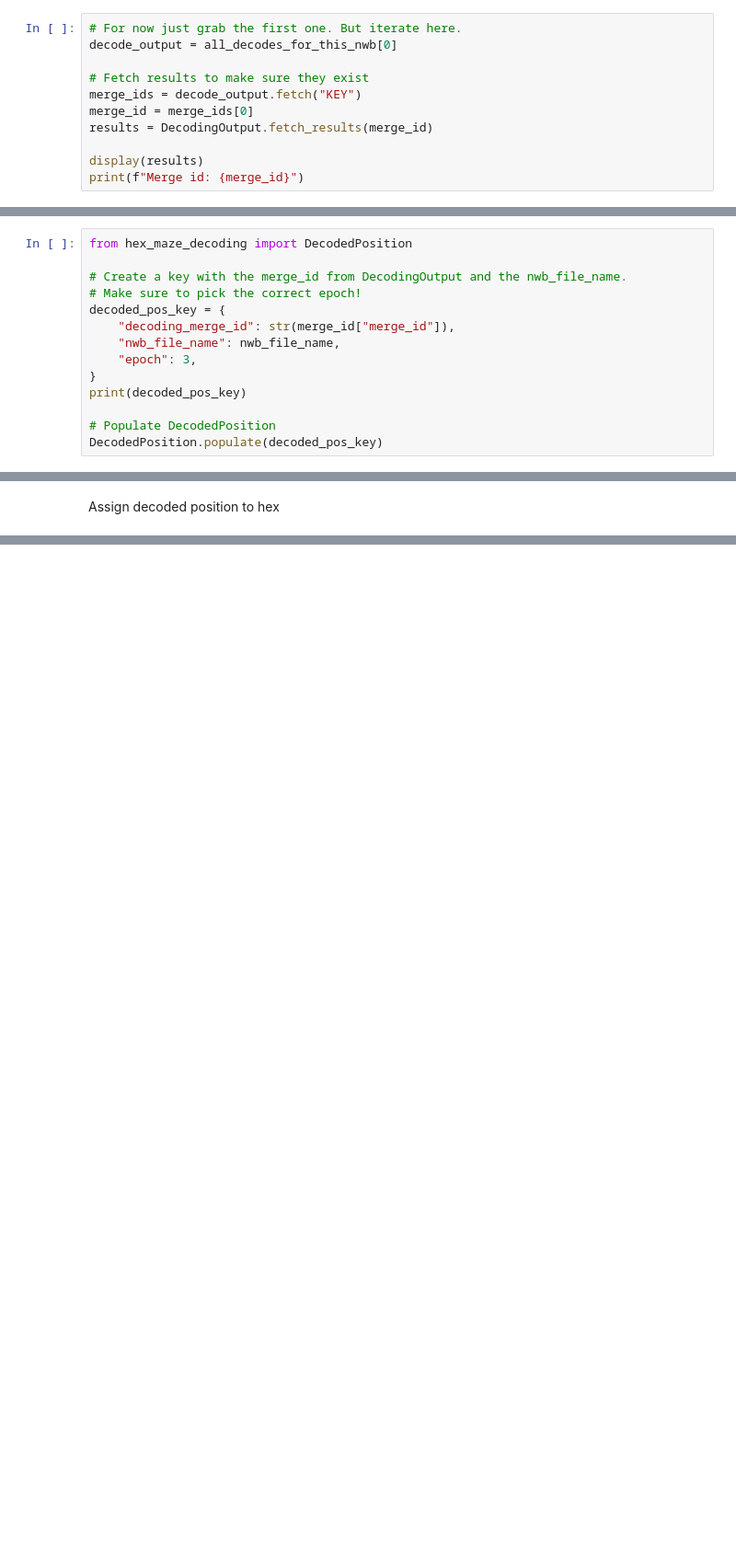
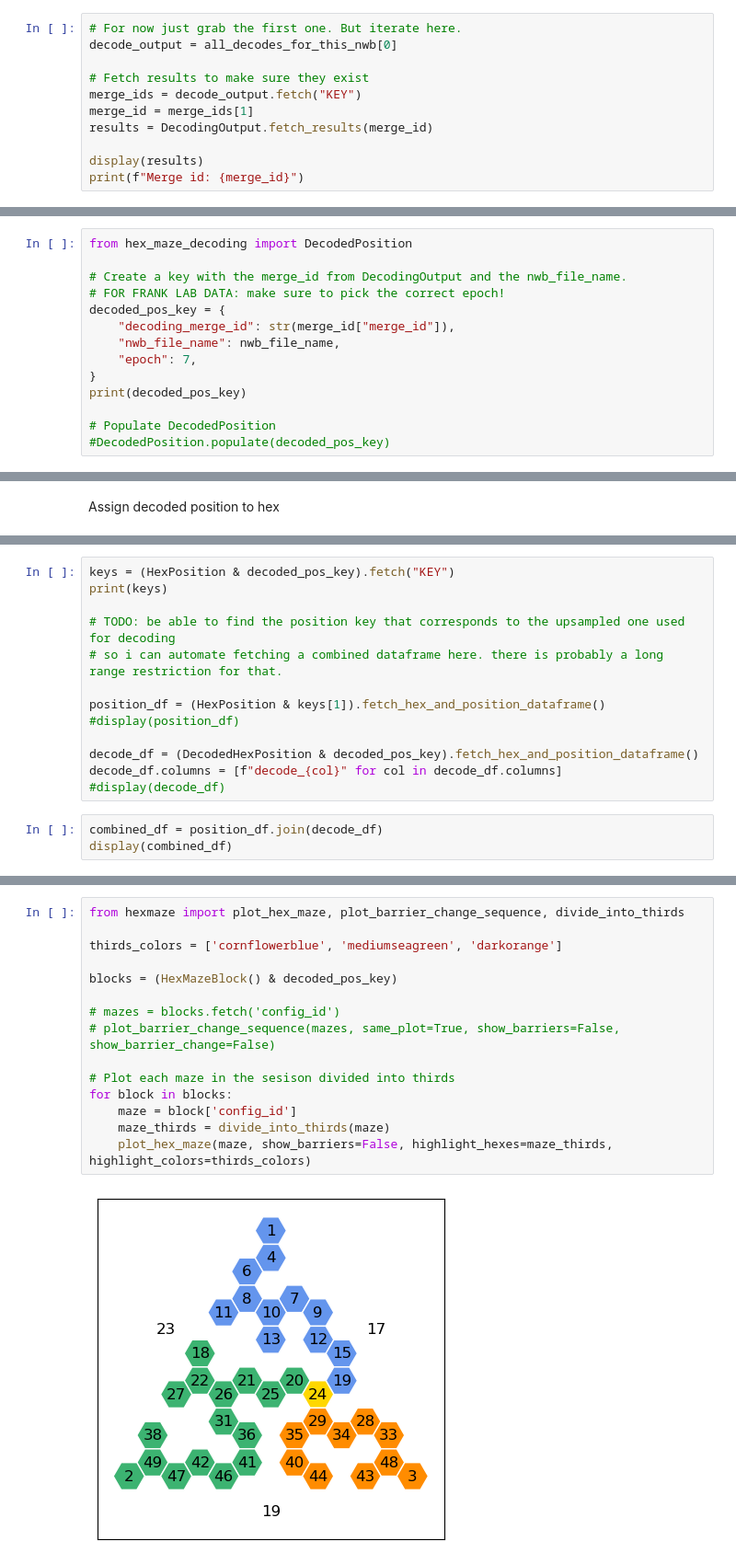
Before and after one commit to calderast/Hex-maze-spyglass, a Jupyter notebook: steph_analysis.ipynb, the cells around one changed output, grey strips where cells are left out. Shown at 92% size. Saved outputs shown, nothing was run; the diff lists cells and outputs as text; blank space fills up the shorter version.

Commit message:
start setting up hex maze travsersal df for each trial

```diff
--- a/steph_analysis.ipynb
+++ b/steph_analysis.ipynb
@@ -83,7 +46,7 @@ decode_output = all_decodes_for_this_nwb[0]
 
 # Fetch results to make sure they exist
 merge_ids = decode_output.fetch("KEY")
-merge_id = merge_ids[0]
+merge_id = merge_ids[1]
 results = DecodingOutput.fetch_results(merge_id)
 
 display(results)
@@ -115,14 +78,14 @@ Get decoded position from results xarray
 from hex_maze_decoding import DecodedPosition
 
 # Create a key with the merge_id from DecodingOutput and the nwb_file_name.
-# Make sure to pick the correct epoch!
+# FOR FRANK LAB DATA: make sure to pick the correct epoch!
 decoded_pos_key = {
     "decoding_merge_id": str(merge_id["merge_id"]),
     "nwb_file_name": nwb_file_name,
-    "epoch": 3,
+    "epoch": 7,
 }
 print(decoded_pos_key)
 
 # Populate DecodedPosition
-DecodedPosition.populate(decoded_pos_key)
+#DecodedPosition.populate(decoded_pos_key)
 # %% [output]
@@ -146,0 +152,16 @@ display(DecodedHexPosition() & decoded_pos_key)
+# %%
+keys = (HexPosition & decoded_pos_key).fetch("KEY")
+print(keys)
+
+# TODO: be able to find the position key that corresponds to the upsampled one used for decoding
+# so i can automate fetching a combined dataframe here. there is probably a long range restriction for that.
+
+position_df = (HexPosition & keys[1]).fetch_hex_and_position_dataframe()
+#display(position_df)
+
+decode_df = (DecodedHexPosition & decoded_pos_key).fetch_hex_and_position_dataframe()
+decode_df.columns = [f"decode_{col}" for col in decode_df.columns]
+#display(decode_df)
+# %%
+combined_df = position_df.join(decode_df)
+display(combined_df)
@@ -146,0 +260,17 @@ display(DecodedHexPosition() & decoded_pos_key)
+# %%
+from hexmaze import plot_hex_maze, plot_barrier_change_sequence, divide_into_thirds
+
+thirds_colors = ['cornflowerblue', 'mediumseagreen', 'darkorange']
+
+blocks = (HexMazeBlock() & decoded_pos_key)
+
+# mazes = blocks.fetch('config_id')
+# plot_barrier_change_sequence(mazes, same_plot=True, show_barriers=False, show_barrier_change=False)
+
+# Plot each maze in the sesison divided into thirds
+for block in blocks:
+    maze = block['config_id']
+    maze_thirds = divide_into_thirds(maze)
+    plot_hex_maze(maze, show_barriers=False, highlight_hexes=maze_thirds, highlight_colors=thirds_colors)
+# %% [output]
+[figure, added]
```
Also changed, not shown: parts of 13 cells of this notebook.
